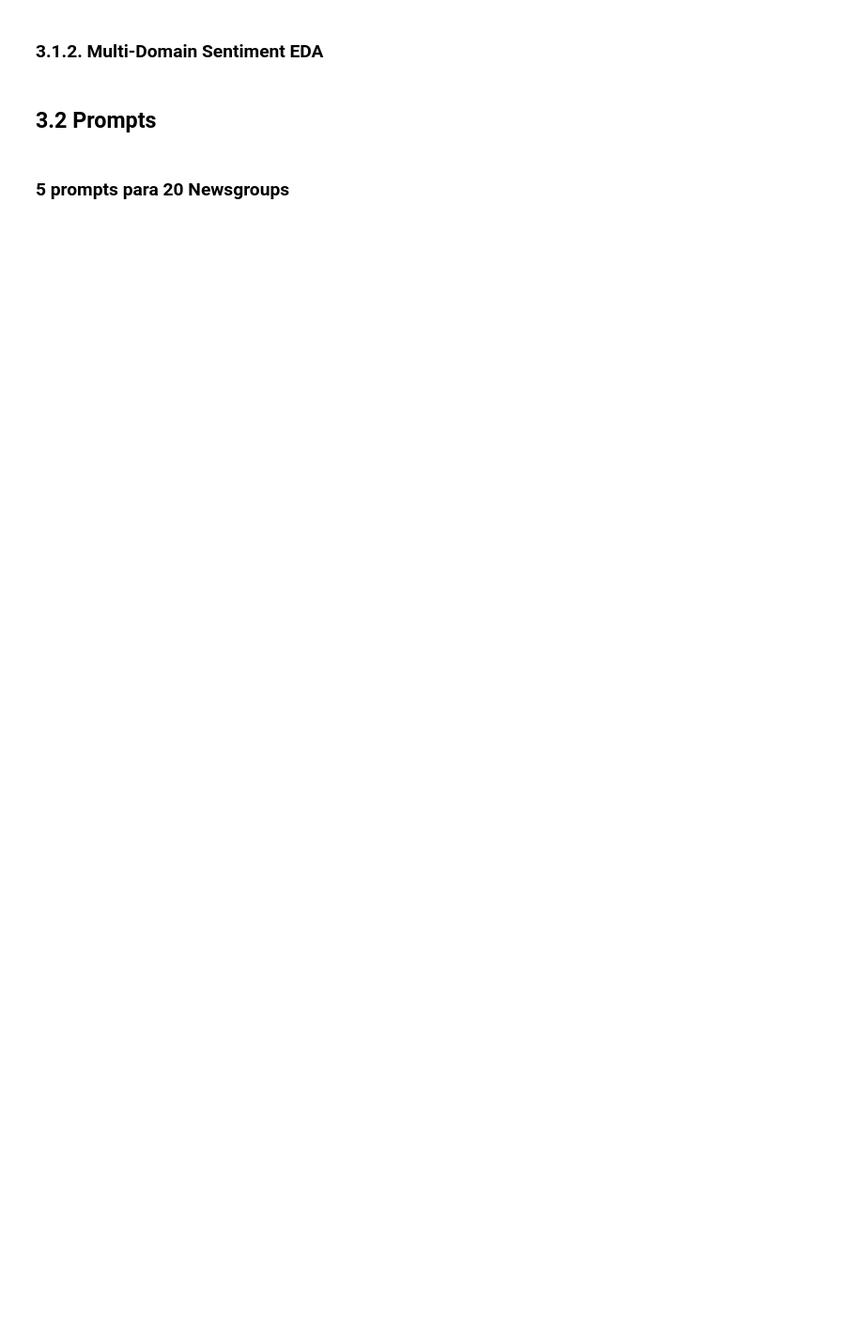
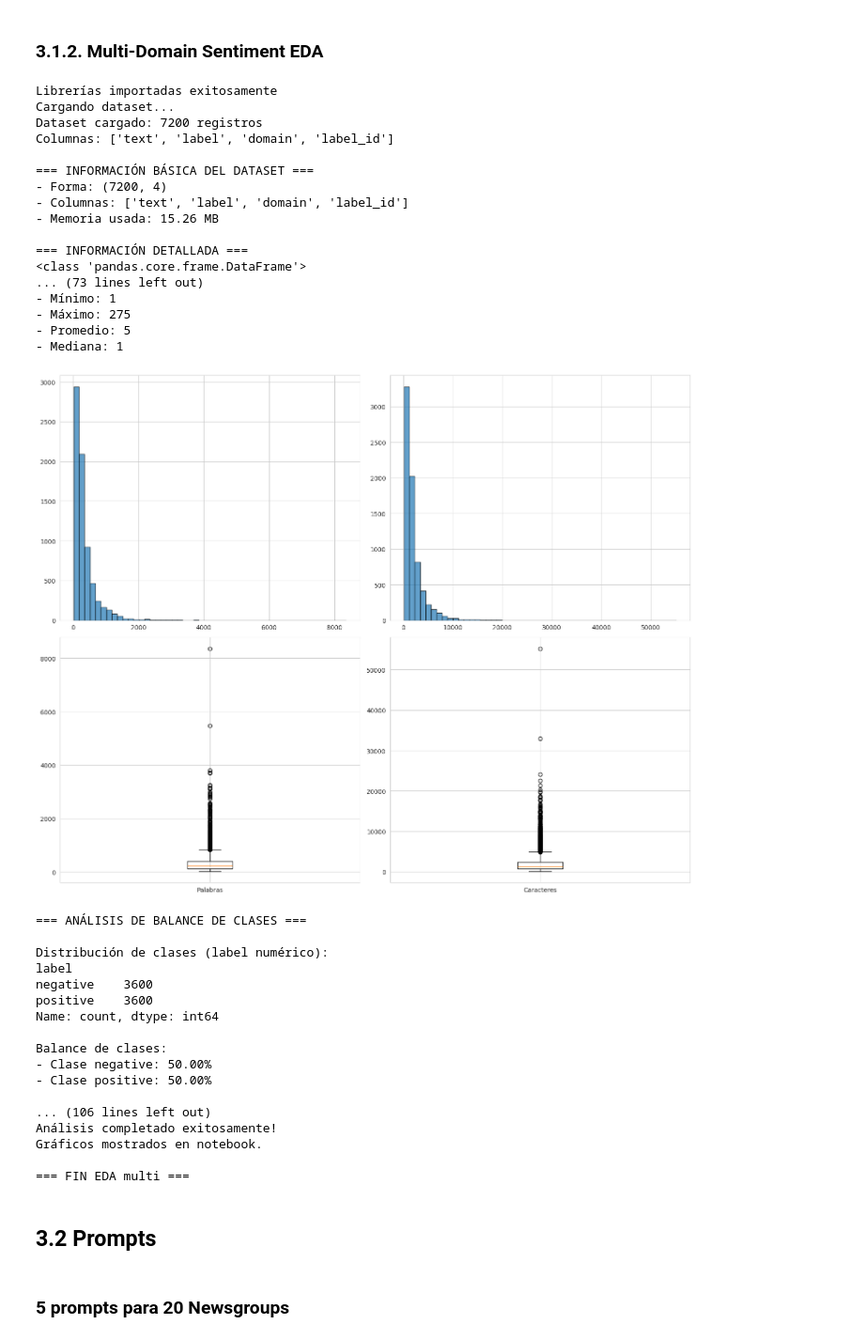
Before and after one commit to andresmosqueraw/tarea5-pln, a Jupyter notebook: mi-solution/solution.ipynb, the cells around one changed output. Shown: that part at 94% size. Drawn from its saved outputs; the diff is of its cells as text; code cells hidden in the pictures; blank space fills up the shorter version.

```diff
--- a/mi-solution/solution.ipynb
+++ b/mi-solution/solution.ipynb
@@ -611,7 +536,43 @@ Gráficos mostrados en notebook.
 # %% [markdown]
 ### 3.1.2. Multi-Domain Sentiment EDA
 # %%
-run_eda("./multidomain/train.csv", "multi")
+run_eda("./mdsd/train.csv", "multi")
+# %% [output]
+Librerías importadas exitosamente
+Cargando dataset...
+Dataset cargado: 7200 registros
+Columnas: ['text', 'label', 'domain', 'label_id']
+
+=== INFORMACIÓN BÁSICA DEL DATASET ===
+- Forma: (7200, 4)
+- Columnas: ['text', 'label', 'domain', 'label_id']
+- Memoria usada: 15.26 MB
+
+=== INFORMACIÓN DETALLADA ===
+<class 'pandas.core.frame.DataFrame'>
+... (73 lines left out)
+- Mínimo: 1
+- Máximo: 275
+- Promedio: 5
+- Mediana: 1
+[figure, added]
+=== ANÁLISIS DE BALANCE DE CLASES ===
+
+Distribución de clases (label numérico):
+label
+negative    3600
+positive    3600
+Name: count, dtype: int64
+
+Balance de clases:
+- Clase negative: 50.00%
+- Clase positive: 50.00%
+
+... (106 lines left out)
+Análisis completado exitosamente!
+Gráficos mostrados en notebook.
+
+=== FIN EDA multi ===
 # %% [markdown]
 ## 3.2 Prompts
 # %% [markdown]
```
Also changed, not shown: parts of 28 cells of this notebook, 10 other files.
